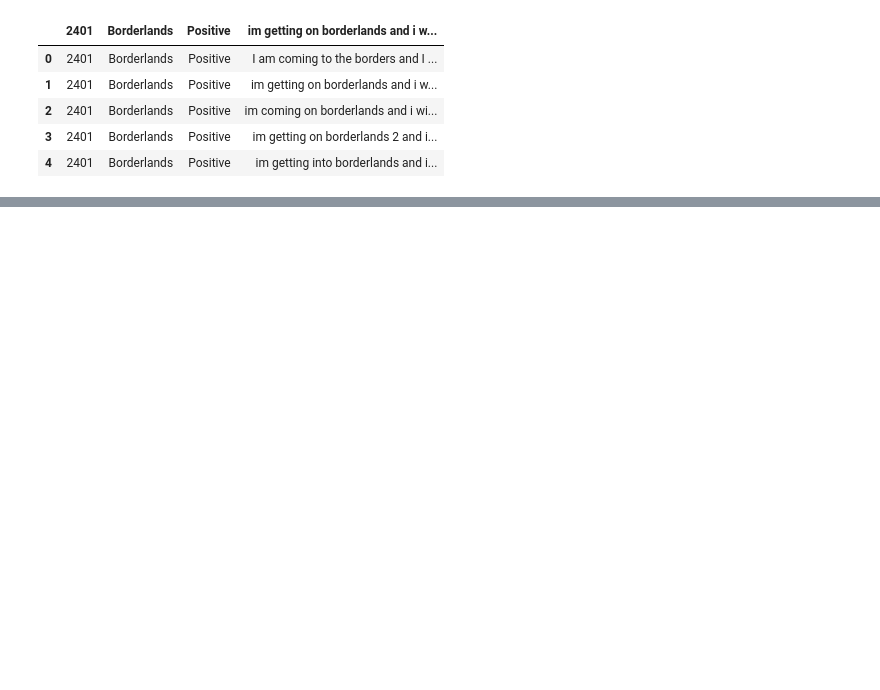
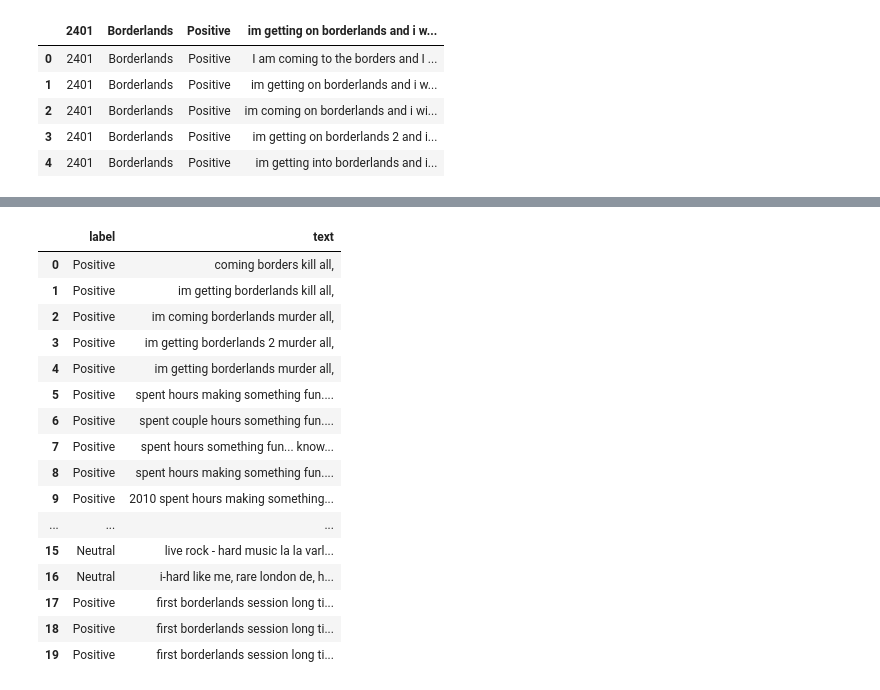
Before and after one commit to matchi-1/Twitter-Sentiment-Analysis, a Jupyter notebook: notebooks/TwitterSentimentAnalysis.ipynb, the cells around one changed output, grey strips where cells are left out. Drawn from its saved outputs; the diff is of its cells as text; code cells hidden in the pictures; blank space fills up the shorter version.

```diff
--- a/notebooks/TwitterSentimentAnalysis.ipynb
+++ b/notebooks/TwitterSentimentAnalysis.ipynb
@@ -31,0 +65,17 @@ train.head()
+# %%
+nltk.download('stopwords')
+
+# Remove stopwords
+stop_words = set(stopwords.words('english'))
+
+def preprocess_text(text):
+    text = text.lower()
+    text = ' '.join(word for word in text.split() if word not in stop_words)
+    return text
+
+# Apply preprocess_text function to the text column (save one other df for re-testing)
+train_with_stop = train['text']
+train_with_stop = val['text']
+
+train['text'] = train['text'].apply(preprocess_text)
+val['text'] = val['text'].apply(preprocess_text)
@@ -31,0 +86,20 @@ train.head()
+# %%
+train.head(20)
+# %% [output]
+|  | label | text |
+| 0 | Positive | coming borders kill all, |
+| 1 | Positive | im getting borderlands kill all, |
+| 2 | Positive | im coming borderlands murder all, |
+| 3 | Positive | im getting borderlands 2 murder all, |
+| 4 | Positive | im getting borderlands murder all, |
+| 5 | Positive | spent hours making something fun.... |
+| 6 | Positive | spent couple hours something fun.... |
+| 7 | Positive | spent hours something fun... know... |
+| 8 | Positive | spent hours making something fun.... |
+| 9 | Positive | 2010 spent hours making something... |
+| ... | ... | ... |
+| 15 | Neutral | live rock - hard music la la varl... |
+| 16 | Neutral | i-hard like me, rare london de, h... |
+| 17 | Positive | first borderlands session long ti... |
+| 18 | Positive | first borderlands session long ti... |
+| 19 | Positive | first borderlands session long ti... |
```
Also changed, not shown: parts of 14 cells of this notebook.
